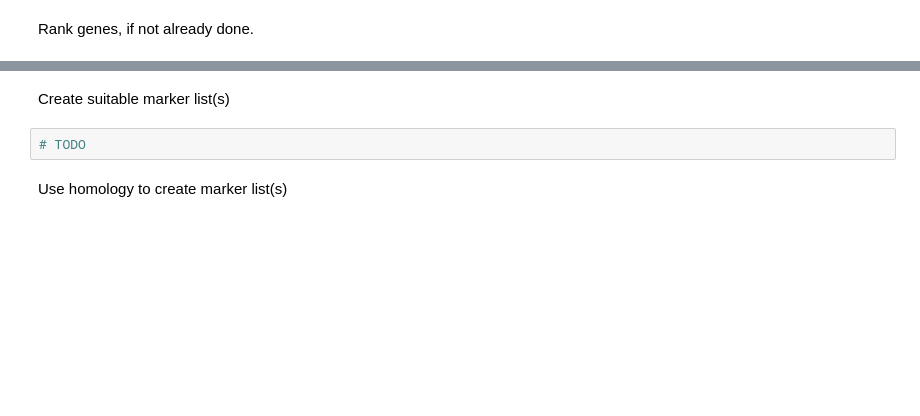
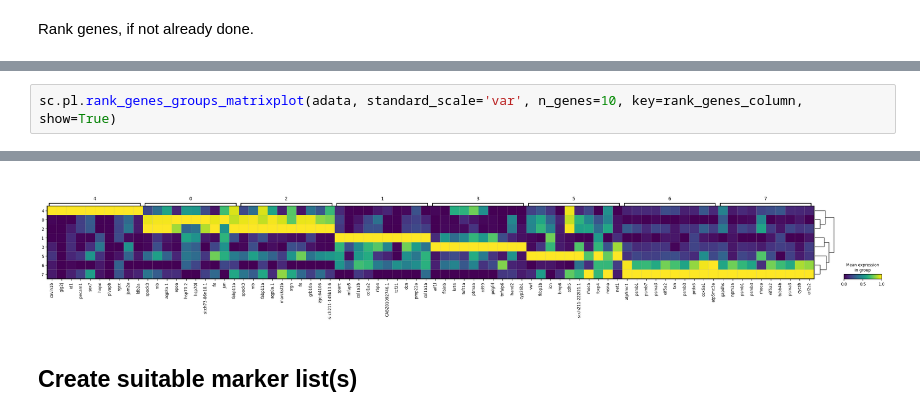
Before and after one commit to loosolab/MarkerRepo, a Jupyter notebook: notebooks/annotation.ipynb, the cells around one changed output, grey strips where cells are left out. Drawn from its saved outputs; the diff is of its cells as text; blank space fills up the shorter version.

```diff
--- a/notebooks/annotation.ipynb
+++ b/notebooks/annotation.ipynb
@@ -62,0 +113,3 @@ if not rank_genes_column:
+# %%
+sc.pl.rank_genes_groups_matrixplot(adata, standard_scale='var', n_genes=10, key=rank_genes_column, show=True)
+# %% [output]
@@ -63,7 +117,4 @@ if not rank_genes_column:
+[figure, added]
 # %% [markdown]
-Create suitable marker list(s)
+## Create suitable marker list(s)
-# %%
-# TODO
-# %% [markdown]
-Use homology to create marker list(s)
 # %%
```
Also changed, not shown: parts of 27 cells of this notebook.
